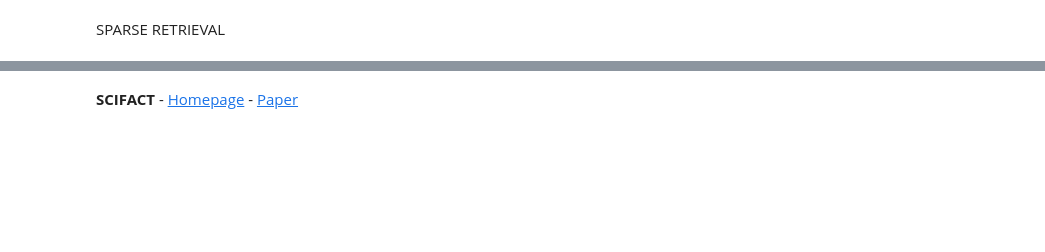
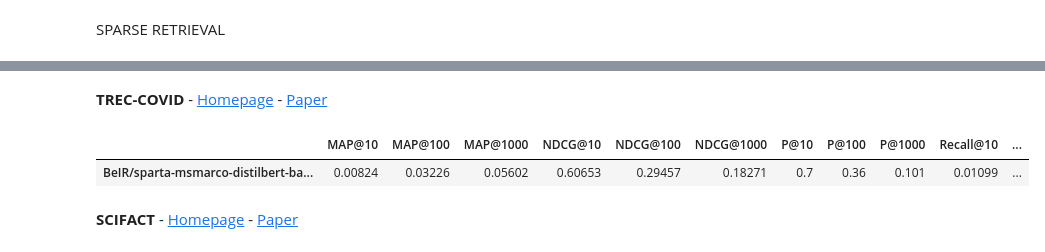
Before and after one commit to alpers/ir, a Jupyter notebook: experiments/sparse_retrieval_scientific.ipynb, the cells around one changed output, grey strips where cells are left out. Drawn from its saved outputs; the diff is of its cells as text; code cells hidden in the pictures; blank space fills up the shorter version.

```diff
--- a/experiments/sparse_retrieval_scientific.ipynb
+++ b/experiments/sparse_retrieval_scientific.ipynb
@@ -78,9 +78,17 @@ def evaluate(corpus, queries, qrels, model_name, batch_size):
   return eval_df
 # %%
 model_db = 'BeIR/sparta-msmarco-distilbert-base-v1'
+cv_corpus, cv_queries, cv_qrels = load('trec-covid')
 sf_corpus, sf_queries, sf_qrels = load('scifact')
 sd_corpus, sd_queries, sd_qrels = load('scidocs')
 nf_corpus, nf_queries, nf_qrels = load('nfcorpus')
+# %% [markdown]
+**TREC-COVID** - [Homepage](https://ir.nist.gov/covidSubmit/index.html) - [Paper](https://arxiv.org/abs/2005.04474)
+# %%
+evaluate(cv_corpus, cv_queries, cv_qrels, model_db, 128)
+# %% [output]
+|  | MAP@10 | MAP@100 | MAP@1000 | NDCG@10 | NDCG@100 | NDCG@1000 | P@10 | P@100 | P@1000 | Recall@10 | ... |
+| BeIR/sparta-msmarco-distilbert-ba... | 0.00824 | 0.03226 | 0.05602 | 0.60653 | 0.29457 | 0.18271 | 0.7 | 0.36 | 0.101 | 0.01099 | ... |
 # %% [markdown]
 **SCIFACT** - [Homepage](https://allenai.org/data/scifact) - [Paper](https://arxiv.org/abs/2004.14974)
 # %%
```
Also changed, not shown: parts of 1 cell of this notebook, 3 other files.
